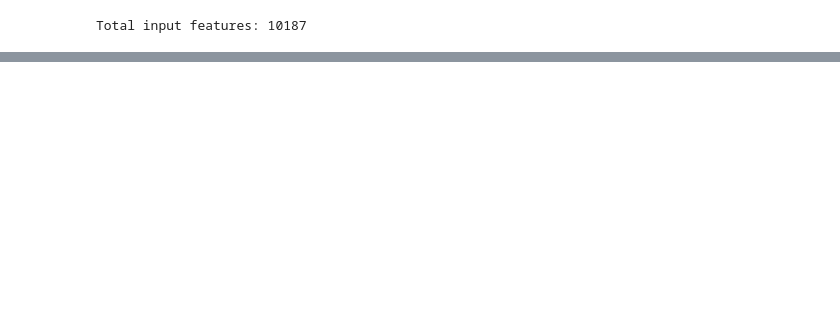
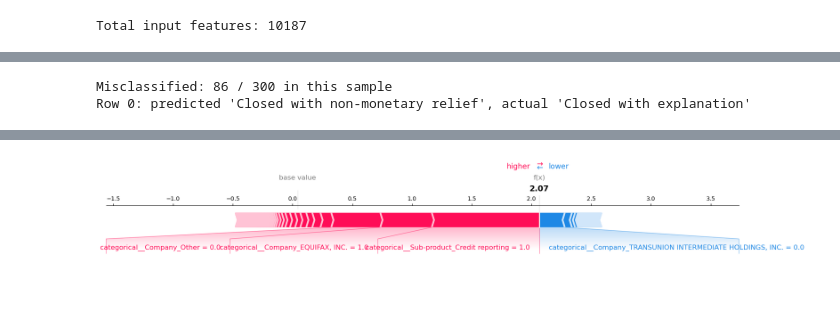
Before and after one commit to ann-yurkevych/finance-complaints-classification, a Jupyter notebook: notebooks/shap_analysis.ipynb, the cells around one changed output, grey strips where cells are left out. Saved outputs shown, nothing was run; the diff lists cells and outputs as text; code cells hidden in the pictures; blank space fills up the shorter version.

```diff
--- a/notebooks/shap_analysis.ipynb
+++ b/notebooks/shap_analysis.ipynb
@@ -95,0 +139,35 @@ Total input features: 10187
+# %%
+predictions_sample = pipeline.named_steps['clf'].predict(X_test_transformed)
+true_labels_sample = label_encoder.transform(y_test.loc[X_test_sample.index])
+
+misclassified_mask = predictions_sample != true_labels_sample
+misclassified_positions = np.where(misclassified_mask)[0]
+
+print(f"Misclassified: {misclassified_mask.sum()} / {len(predictions_sample)} in this sample")
+
+if len(misclassified_positions) > 0:
+    i = misclassified_positions[0]
+    predicted_idx = predictions_sample[i]
+    predicted_class = label_encoder.classes_[predicted_idx]
+    actual_class = label_encoder.classes_[true_labels_sample[i]]
+    print(f"Row {i}: predicted '{predicted_class}', actual '{actual_class}'")
+
+    shap.initjs()
+    shap.force_plot(
+        explainer.expected_value[predicted_idx],
+        shap_values[i, :, predicted_idx],
+        pd.DataFrame(
+            X_test_transformed[i:i+1].toarray() if hasattr(X_test_transformed, "toarray")
+            else X_test_transformed[i:i+1],
+            columns=feature_names
+        ),
+        matplotlib=True,
+        show=False
+    )
+    plt.savefig("../images/shap_force_plot_misclassified_example.png", dpi=200, bbox_inches='tight')
+    plt.show()
+else:
+    print("No misclassified examples in this sample: try a larger sample_size.")
+# %% [output]
+Misclassified: 86 / 300 in this sample
+Row 0: predicted 'Closed with non-monetary relief', actual 'Closed with explanation'
@@ -95,0 +175 @@ Total input features: 10187
+[figure, added]
```
Also changed, not shown: parts of 11 cells of this notebook, 7 other files.
